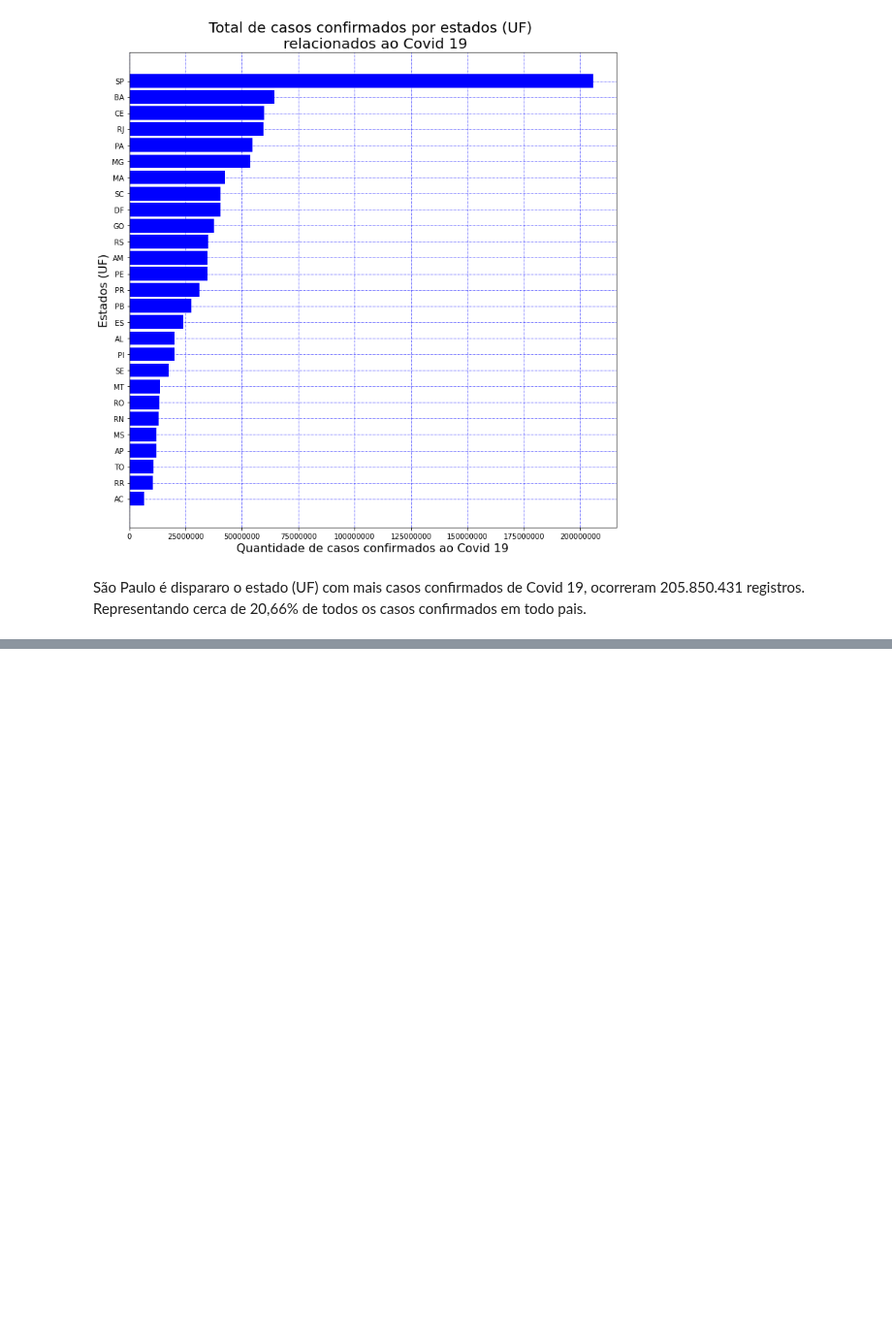
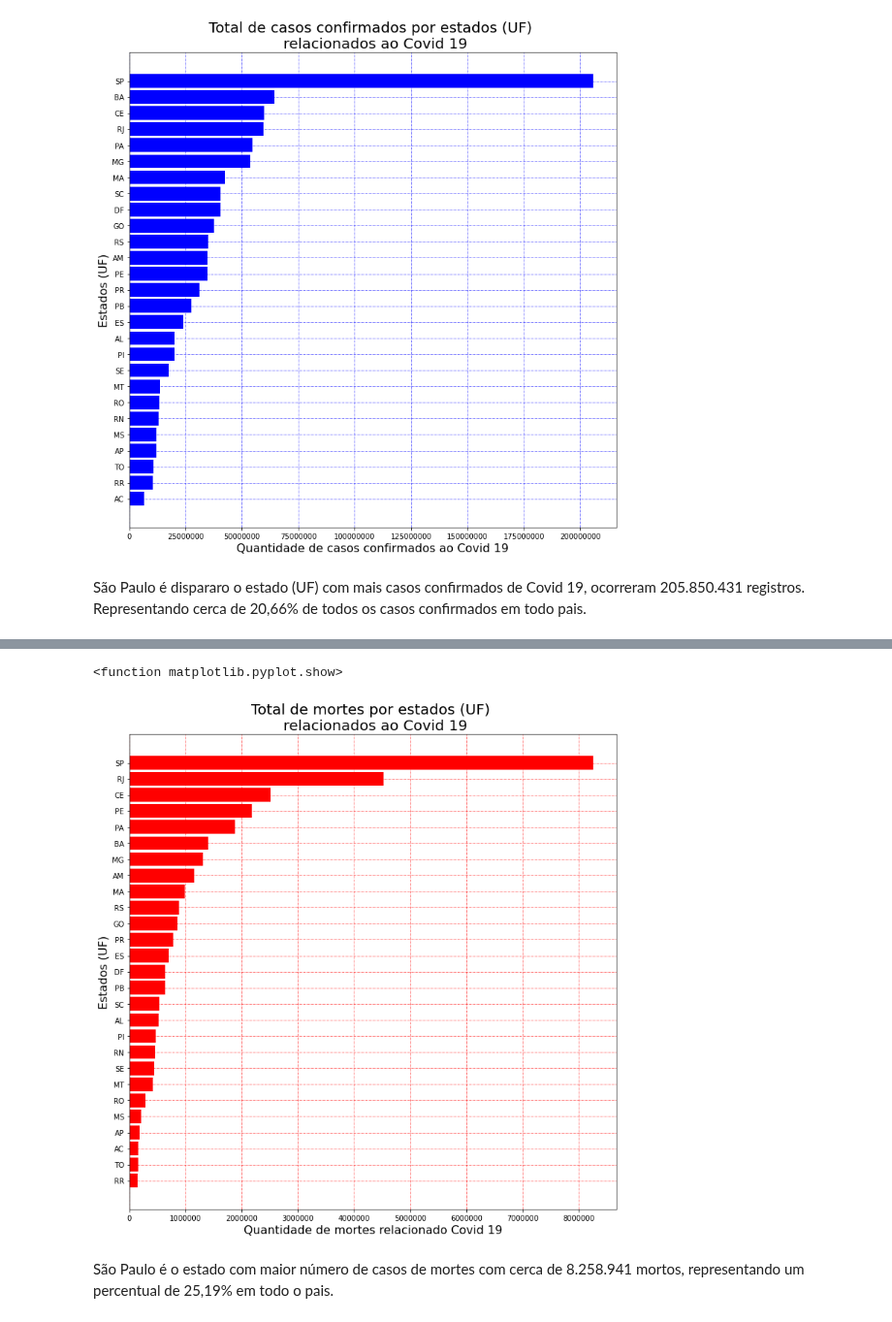
Before and after one commit to yoshinaga2904/Bootcamp-Alura, a Jupyter notebook: Fabio_Yoshinaga_Projeto_modulo_1.ipynb, the cells around one changed output, grey strips where cells are left out. Shown at 97% size. Cells and saved outputs as stored; diff of their text form; code cells hidden in the pictures; blank space fills up the shorter version.

```diff
--- a/Fabio_Yoshinaga_Projeto_modulo_1.ipynb
+++ b/Fabio_Yoshinaga_Projeto_modulo_1.ipynb
@@ -262,0 +256,17 @@ São Paulo é dispararo o estado (UF) com mais casos confirmados de Covid 19, oc
+# %%
+#quantidade de mortes por estados UF
+mortes = caso_brasil_io[['state','deaths']]
+
+#agrupando por estados UF e fazendo o somatório das mortes
+mortes = mortes.groupby(by=['state']).sum()
+
+#ordenando os estados UF pela quantidade de mortes em ordem decrescente
+mortes = mortes.sort_values(by=['deaths'], ascending=False)
+
+#criando um index e resetando o index state
+mortes.reset_index(inplace=True)
+
+#criando coluna com o percentual dos mortes
+mortes['Porcentagem %'] = (mortes['deaths']/mortes['deaths'].sum()*100).round(2)
+
+mortes
@@ -262,0 +291,36 @@ São Paulo é dispararo o estado (UF) com mais casos confirmados de Covid 19, oc
+# %%
+#Criando um gráfico
+plt.figure(figsize=(12, 12))
+
+#armazenando quantidade de mortes para construir o gráfico - eixo x
+mortes.sort_values(by='deaths', ascending=True, inplace=True)
+mortos = mortes['deaths']
+
+#armazenando valores dos estados UF para construir o gráfico - eixo y
+UF = mortes['state']
+
+#Chamando método barh do matplotlib, para construir o gráfico de barras horizontais
+plt.barh(UF, mortos, height=0.85, color='red')
+
+
+#Criando um título
+plt.title('Total de mortes por estados (UF) \n relacionados ao Covid 19', fontsize = 20)
+
+#Nomeando o eixo y
+plt.ylabel('Estados (UF)', fontsize = 16)
+
+#Nomeando o eixo x
+plt.xlabel('Quantidade de mortes relacionado Covid 19', fontsize = 16 )
+
+#formatando eixo x do gráfico
+plt.ticklabel_format(axis = 'x' , style = 'plain')
+
+#grid para orientação
+plt.grid(color='r', linestyle='-.', linewidth=0.5)
+
+plt.show
+# %% [output]
+<function matplotlib.pyplot.show>
+[figure, added]
+# %% [markdown]
+São Paulo é o estado com maior número de casos de mortes com cerca de 8.258.941 mortos, representando um percentual de 25,19% em todo o pais.
```
Also changed, not shown: parts of 3 cells of this notebook.
